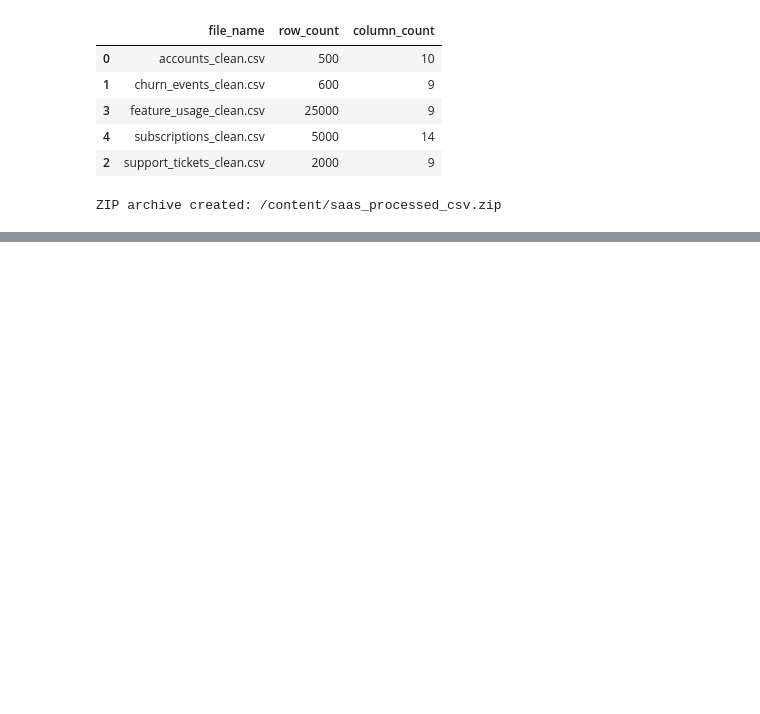
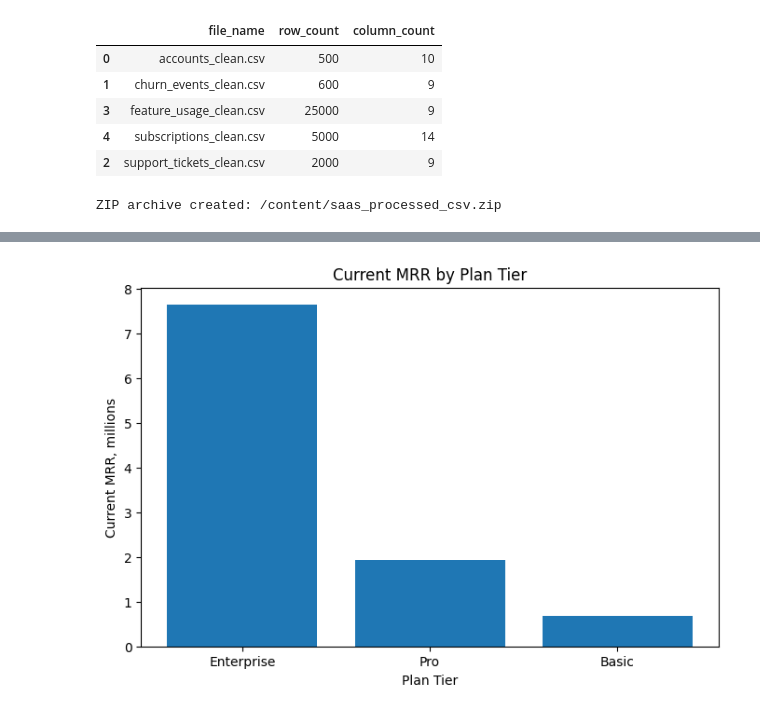
Before and after one commit to PavelBoyko-beep/data-analytics-portfolio, a Jupyter notebook: saas-churn-revenue-analysis/notebooks/01_data_cleaning_eda.ipynb, the cells around one changed output, grey strips where cells are left out. Saved outputs shown, nothing was run; the diff lists cells and outputs as text; code cells hidden in the pictures; blank space fills up the shorter version.

```diff
--- a/saas-churn-revenue-analysis/notebooks/01_data_cleaning_eda.ipynb
+++ b/saas-churn-revenue-analysis/notebooks/01_data_cleaning_eda.ipynb
@@ -1097,0 +1195,17 @@ files.download("/content/saas_processed_csv.zip")
+# %%
+# 8.3 Chart: Current MRR by Plan Tier
+
+plt.figure(figsize=(8, 5))
+
+plt.bar(
+    mrr_by_plan["plan_tier"],
+    mrr_by_plan["current_mrr_millions"]
+)
+
+plt.title("Current MRR by Plan Tier")
+plt.xlabel("Plan Tier")
+plt.ylabel("Current MRR, millions")
+
+plt.show()
+# %% [output]
+[figure, added]
```
Also changed, not shown: parts of 10 cells of this notebook.
